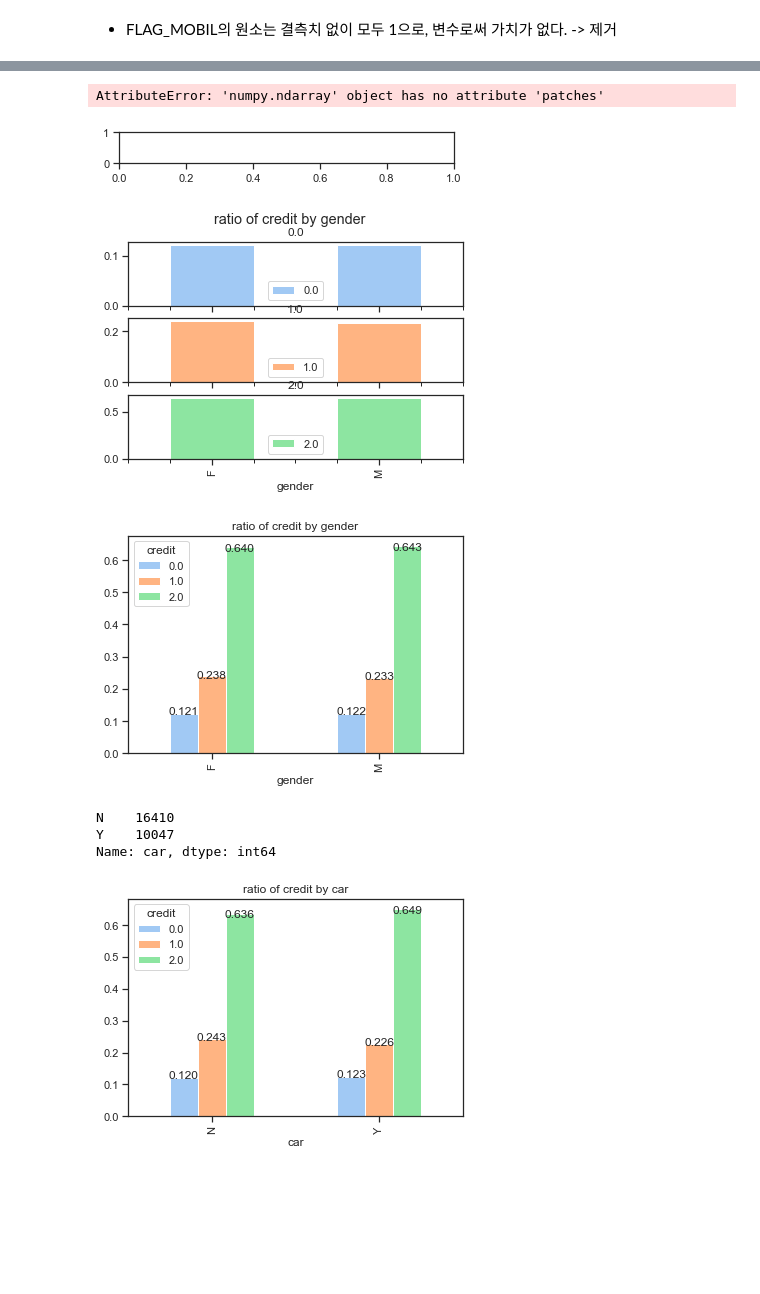
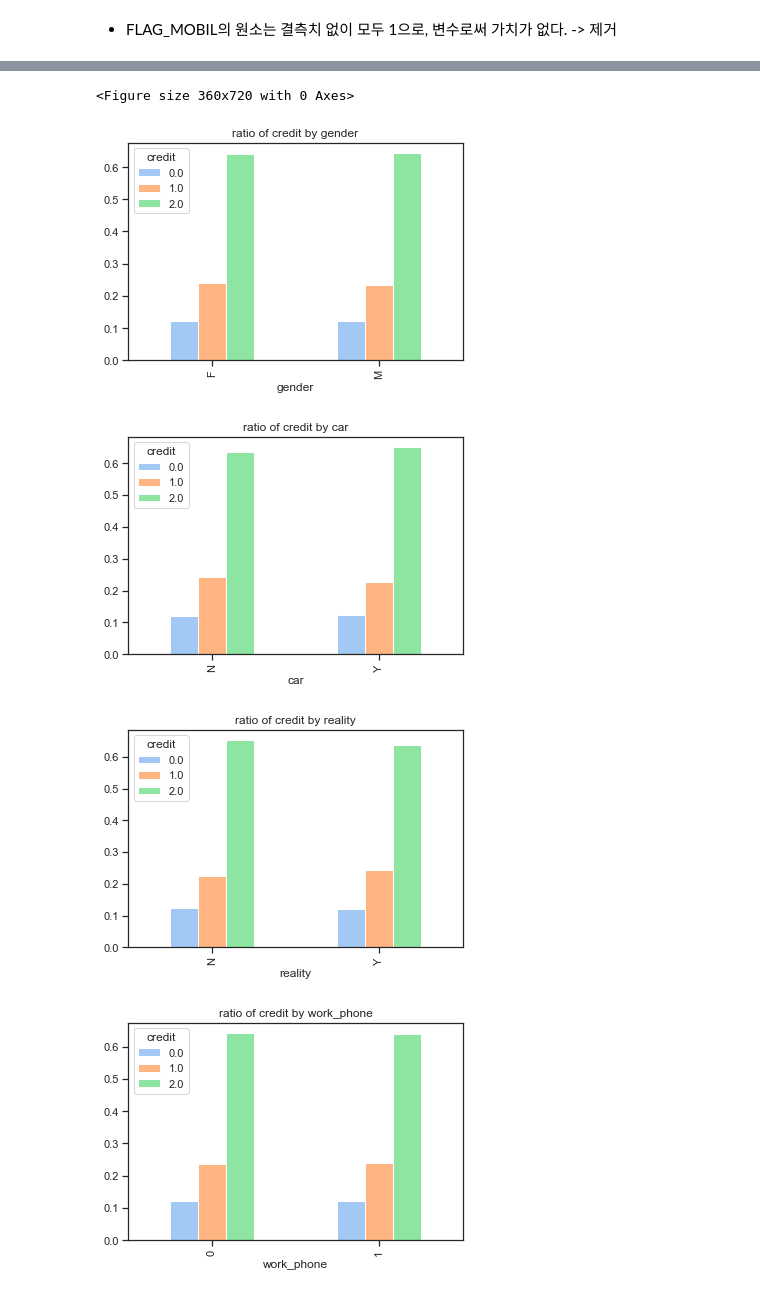
Before and after one commit to Gangtaro/data_science_repository, a Jupyter notebook: COMPETETION_LOG/DACON_210405_credit/dacon_credit_project.ipynb, the cells around one changed output, grey strips where cells are left out. Cells and saved outputs as stored; diff of their text form; code cells hidden in the pictures; blank space fills up the shorter version.

```diff
--- a/COMPETETION_LOG/DACON_210405_credit/dacon_credit_project.ipynb
+++ b/COMPETETION_LOG/DACON_210405_credit/dacon_credit_project.ipynb
@@ -172,39 +157,0 @@ for p in ax[0].patches:
-# %%
-plt.subplot(6,1,1)
-ax = train.groupby('gender').credit.value_counts(normalize = True).unstack().plot(kind = 'bar', title = 'ratio of credit by gender', subplots = True)
-for p in ax.patches:
-    left, bottom, width, height = p.get_bbox().bounds
-    ax.annotate(str(height)[:5], (left+width/2, height*0.98), ha='center')
-
-plt.subplot(6,1,2)
-ax = train.groupby('gender').credit.value_counts(normalize = True).unstack().plot(kind = 'bar', title = 'ratio of credit by gender')
-for p in ax.patches:
-    left, bottom, width, height = p.get_bbox().bounds
-    ax.annotate(str(height)[:5], (left+width/2, height*0.98), ha='center')
-# %% [output]
-AttributeError: 'numpy.ndarray' object has no attribute 'patches'
-[figure, removed]
-[figure, removed]
-# %%
-# credit by gender
-ax = train.groupby('gender').credit.value_counts(normalize = True).unstack().plot(kind = 'bar', title = 'ratio of credit by gender')
-for p in ax.patches:
-    left, bottom, width, height = p.get_bbox().bounds
-    ax.annotate(str(height)[:5], (left+width/2, height*0.98), ha='center')
-# %% [output]
-[figure, removed]
-# %%
-# car distribution
-train.car.value_counts()
-# %% [output]
-N    16410
-Y    10047
-Name: car, dtype: int64
-# %%
-# credit by car
-ax = train.groupby('car').credit.value_counts(normalize = True).unstack().plot(kind = 'bar', title = 'ratio of credit by car')
-for p in ax.patches:
-    left, bottom, width, height = p.get_bbox().bounds
-    ax.annotate(str(height)[:5], (left+width/2, height*0.98), ha='center')
-# %% [output]
-[figure, removed]
@@ -212,0 +158,9 @@ pd.DataFrame().plot()
+# %%
+for cols in bin_cols :
+    train.groupby(cols).credit.value_counts(normalize = True).unstack().plot(kind = 'bar', title = 'ratio of credit by {}'.format(cols))
+# %% [output]
+<Figure size 360x720 with 0 Axes>
+[figure, added]
+[figure, added]
+[figure, added]
+[figure, added]
```
Also changed, not shown: parts of 11 cells of this notebook.
